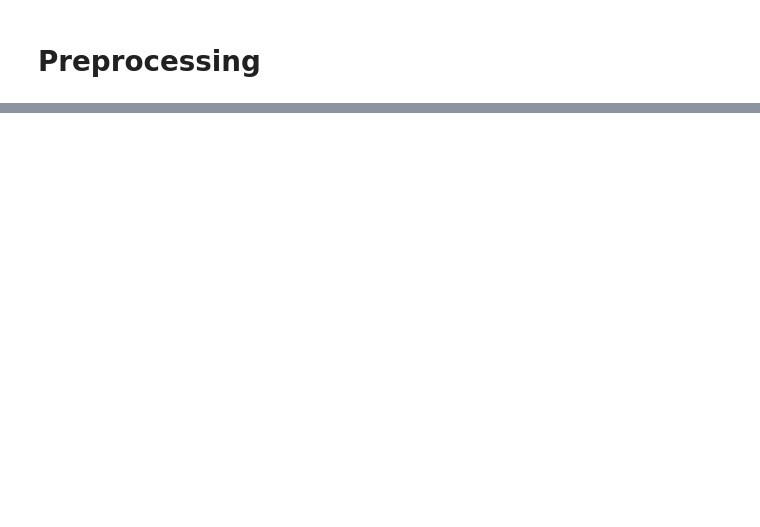
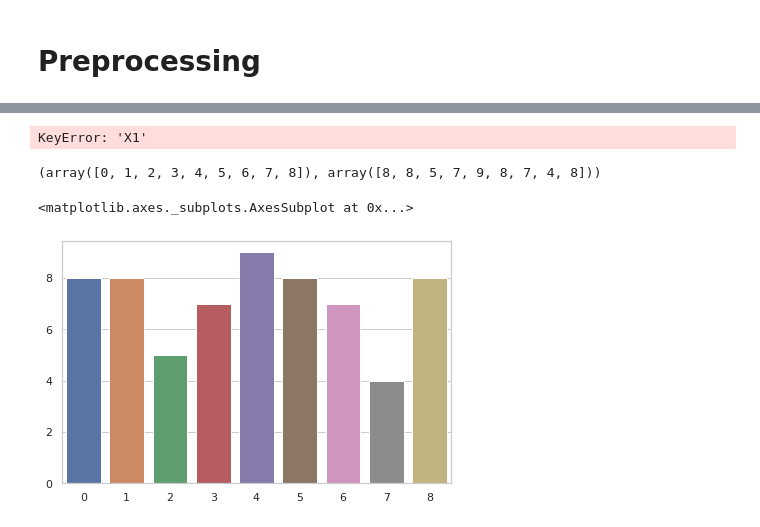
Before and after one commit to maindolaamit/tutorials, a Jupyter notebook: Data-Science/ML/mercedes-benz-manufacturing/mercedez-benz.ipynb, the cells around one changed output, grey strips where cells are left out. Cells and saved outputs as stored; diff of their text form; code cells hidden in the pictures; blank space fills up the shorter version.

```diff
--- a/Data-Science/ML/mercedes-benz-manufacturing/mercedez-benz.ipynb
+++ b/Data-Science/ML/mercedes-benz-manufacturing/mercedez-benz.ipynb
@@ -155,0 +238,15 @@ df = drop_zero_var_cols(df)
+# %%
+df_train['X1'].head(3)
+# %% [output]
+KeyError: 'X1'
+# %%
+y = np.array([8,8,5,7,9,8,7,4,8])
+x = np.arange(len(y))
+x,y
+# %% [output]
+(array([0, 1, 2, 3, 4, 5, 6, 7, 8]), array([8, 8, 5, 7, 9, 8, 7, 4, 8]))
+# %%
+sns.barplot(x, y)
+# %% [output]
+<matplotlib.axes._subplots.AxesSubplot at 0x...>
+[figure, added]
```
Also changed, not shown: parts of 18 cells of this notebook, 28 other files.
